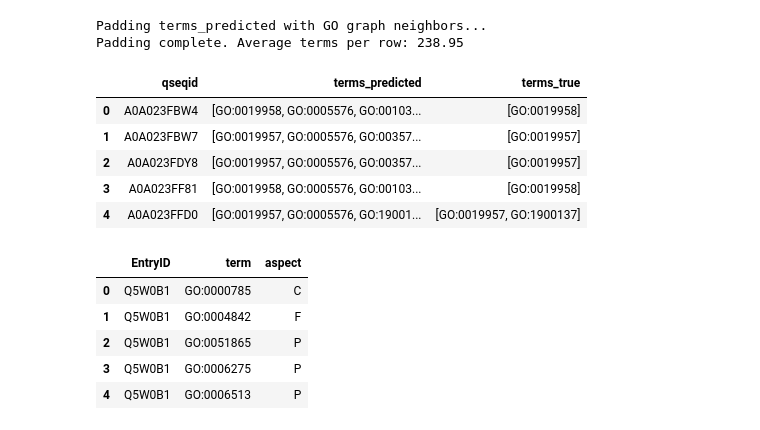
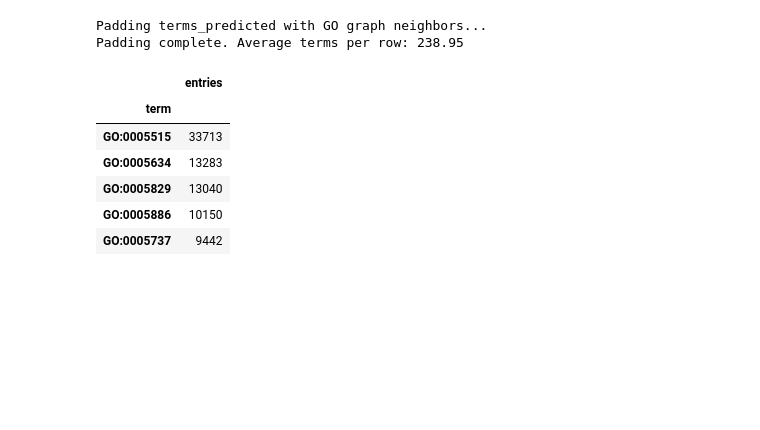
Before and after one commit to tnshp/CAFA6_embeds_model, a Jupyter notebook: dataset_analysis_2.ipynb, the cells around one changed output. Drawn from its saved outputs; the diff is of its cells as text; code cells hidden in the pictures; blank space fills up the shorter version.

```diff
--- a/dataset_analysis_2.ipynb
+++ b/dataset_analysis_2.ipynb
@@ -26,24 +26,17 @@ data = prepare_data(data_paths)
 # %% [output]
 Padding terms_predicted with GO graph neighbors...
 Padding complete. Average terms per row: 238.95
-# %%
-data['seq_2_terms'].head()
-# %% [output]
-|  | qseqid | terms_predicted | terms_true |
-| 0 | A0A023FBW4 | [GO:0019958, GO:0005576, GO:00103... | [GO:0019958] |
-| 1 | A0A023FBW7 | [GO:0019957, GO:0005576, GO:00357... | [GO:0019957] |
-| 2 | A0A023FDY8 | [GO:0019957, GO:0005576, GO:00357... | [GO:0019957] |
-| 3 | A0A023FF81 | [GO:0019958, GO:0005576, GO:00103... | [GO:0019958] |
-| 4 | A0A023FFD0 | [GO:0019957, GO:0005576, GO:19001... | [GO:0019957, GO:1900137] |
-# %%
-data['train_terms'].head()
-# %% [output]
-|  | EntryID | term | aspect |
-| 0 | Q5W0B1 | GO:0000785 | C |
-| 1 | Q5W0B1 | GO:0004842 | F |
-| 2 | Q5W0B1 | GO:0051865 | P |
-| 3 | Q5W0B1 | GO:0006275 | P |
-| 4 | Q5W0B1 | GO:0006513 | P |
+# %%
+label_freq = data['train_terms'].groupby('term').agg(entries= ('EntryID', 'count')).sort_values('entries', ascending=False)
+label_freq.head()
+# %% [output]
+|  | entries |
+| term |  |
+| GO:0005515 | 33713 |
+| GO:0005634 | 13283 |
+| GO:0005829 | 13040 |
+| GO:0005886 | 10150 |
+| GO:0005737 | 9442 |
 # %%
 label_freq = data['train_terms'].groupby('term').agg(entries= ('EntryID', 'count')).sort_values('entries', ascending=False)
 
```
Also changed, not shown: parts of 17 cells of this notebook, 3 other files.
